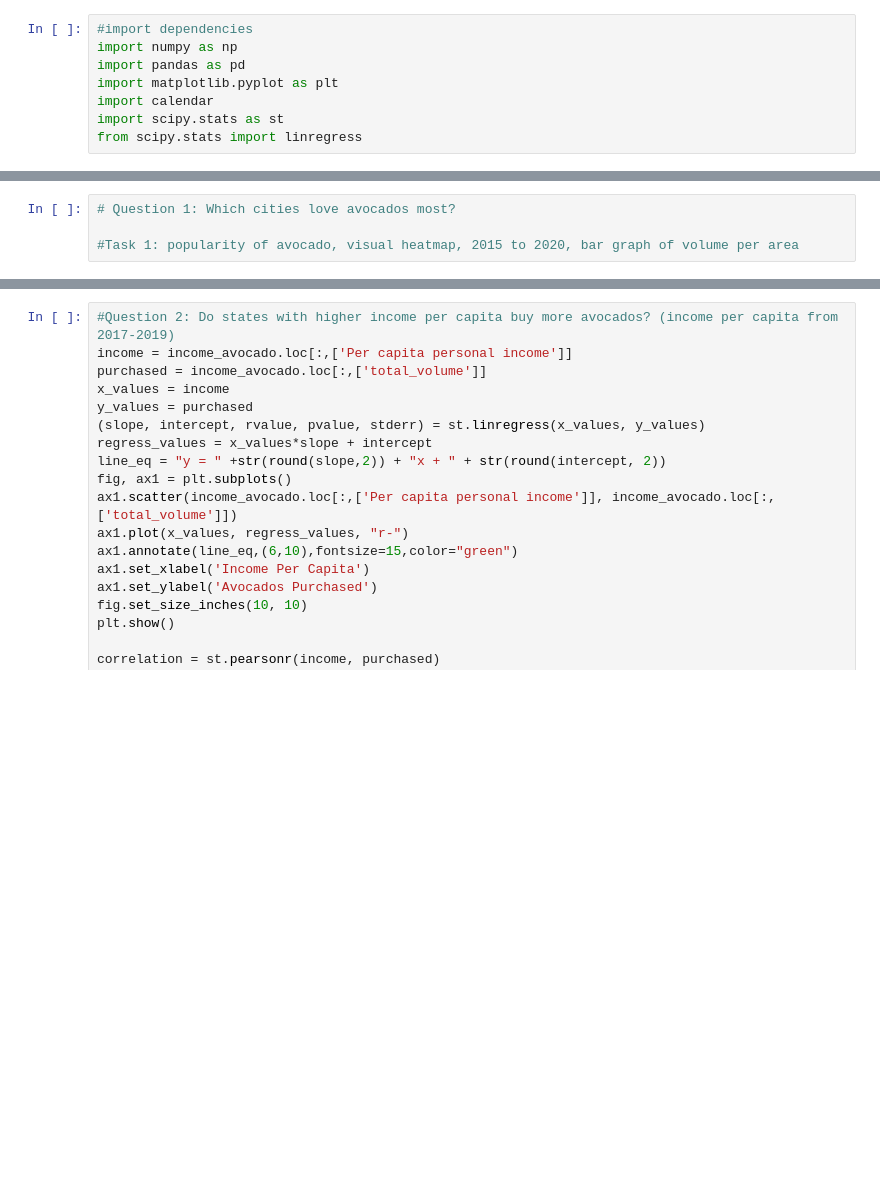
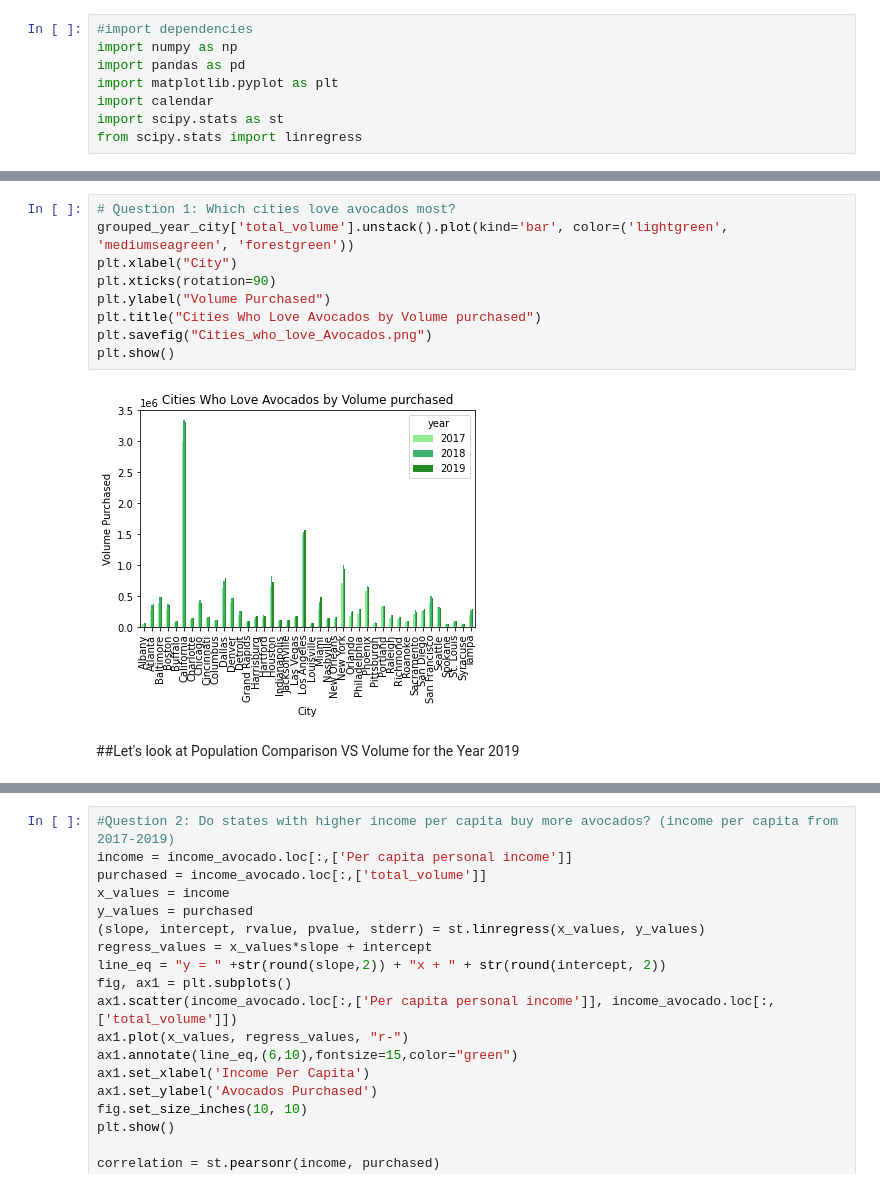
Before and after one commit to efennie/project_one, a Jupyter notebook: main.ipynb, the cells around one changed output, grey strips where cells are left out. Saved outputs shown, nothing was run; the diff lists cells and outputs as text; blank space fills up the shorter version.

Commit message:
New arianne (#25)
* updated with bar charts

* added q1 and q6 to main

```diff
--- a/main.ipynb
+++ b/main.ipynb
@@ -134,4 +191,13 @@ grouped_year_city
-# %%
-# Question 1: Which cities love avocados most?
-
-#Task 1: popularity of avocado, visual heatmap, 2015 to 2020, bar graph of volume per area
+# %%
+# Question 1: Which cities love avocados most?
+grouped_year_city['total_volume'].unstack().plot(kind='bar', color=('lightgreen', 'mediumseagreen', 'forestgreen'))
+plt.xlabel("City")
+plt.xticks(rotation=90)
+plt.ylabel("Volume Purchased")
+plt.title("Cities Who Love Avocados by Volume purchased")
+plt.savefig("Cities_who_love_Avocados.png")
+plt.show()
+# %% [output]
+[figure, added]
+# %% [markdown]
+##Let's look at Population Comparison VS Volume for the Year 2019
```
Also changed, not shown: parts of 21 cells of this notebook.
